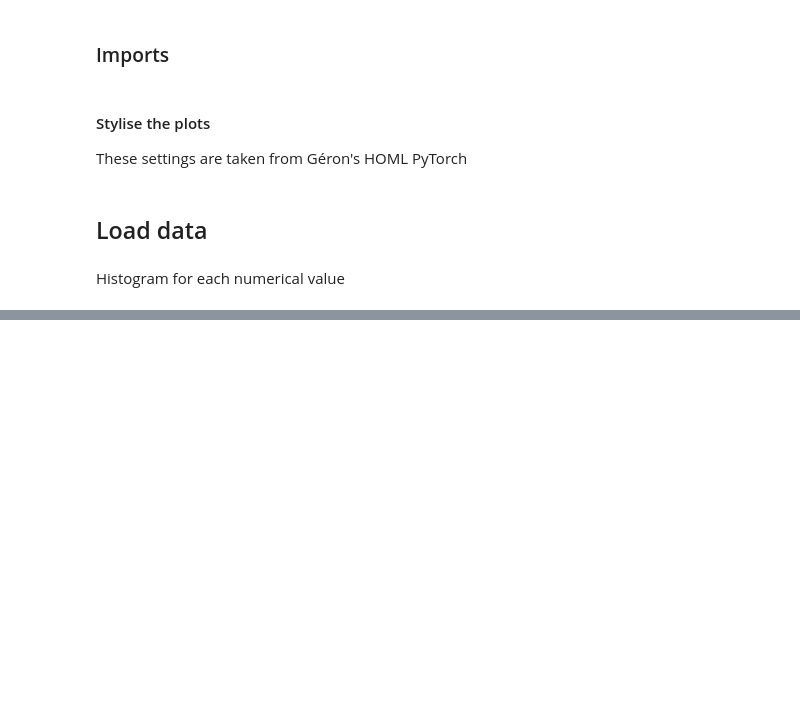
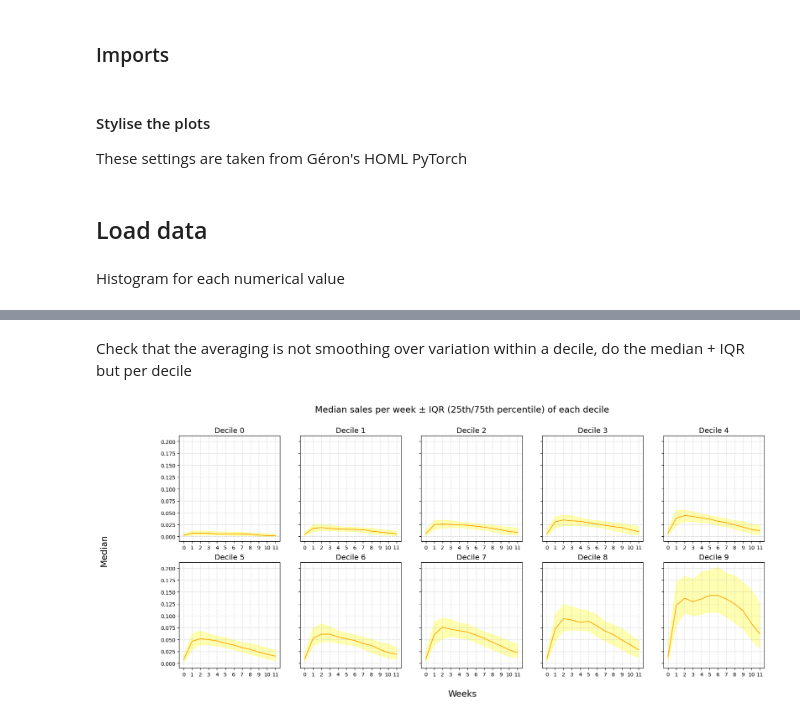
Before and after one commit to martadossantos/product-sales, a Jupyter notebook: sales.ipynb, the cells around one changed output, grey strips where cells are left out. Cells and saved outputs as stored; diff of their text form; code cells hidden in the pictures; blank space fills up the shorter version.

```diff
--- a/sales.ipynb
+++ b/sales.ipynb
@@ -34,0 +136,23 @@ plt.show()
+# %% [markdown]
+Check that the averaging is not smoothing over variation within a decile,
+do the median + IQR but per decile
+# %%
+decile_medians = df.groupby('decile')[week_cols].median()
+decile_q1 = df.groupby('decile')[week_cols].quantile(0.25)
+decile_q3 = df.groupby('decile')[week_cols].quantile(0.75)
+
+fig, axes = plt.subplots(2, 5, sharey=True, figsize=(20, 8))
+
+for decile, ax in zip(decile_medians.index, axes.flat):
+    ax.plot(weeks, decile_medians.loc[decile], color='orange')
+    ax.fill_between(weeks, decile_q1.loc[decile], decile_q3.loc[decile], alpha=0.3, color='yellow')
+    ax.set_xticks(weeks)
+    ax.grid(True, linestyle='--', alpha=0.5)
+    ax.set_title(f'Decile {decile}')
+
+fig.supxlabel('Weeks')
+fig.supylabel('Median')
+fig.suptitle('Median sales per week ± IQR (25th/75th percentile) of each decile')
+plt.show()
+# %% [output]
+[figure, added]
```
Also changed, not shown: parts of 9 cells of this notebook, 2 other files.
